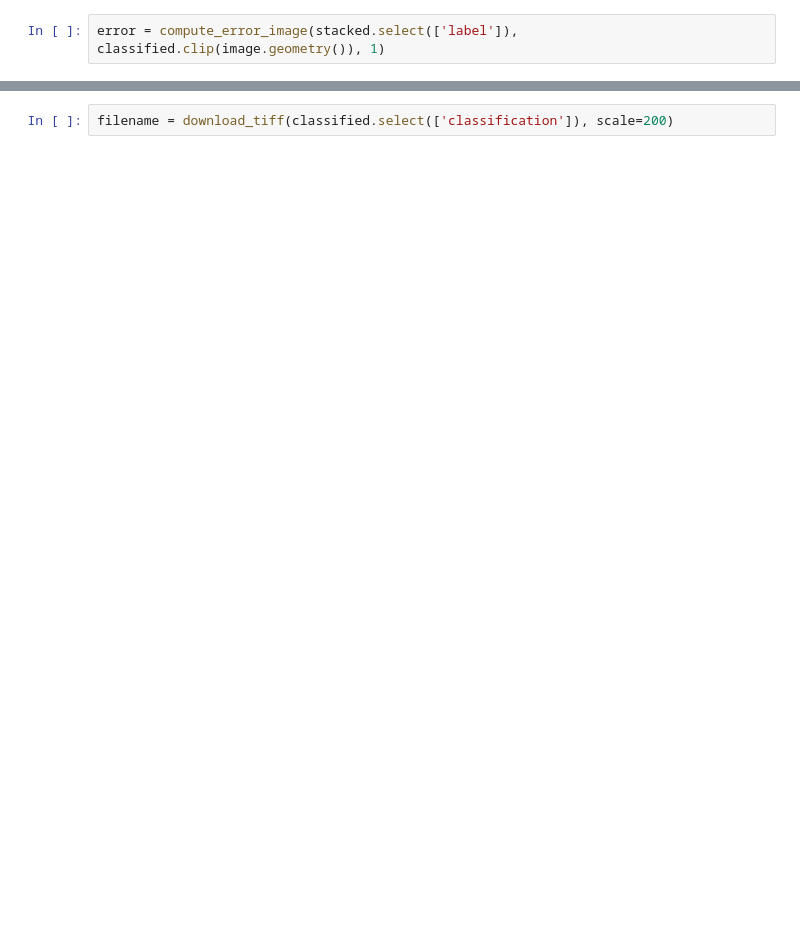
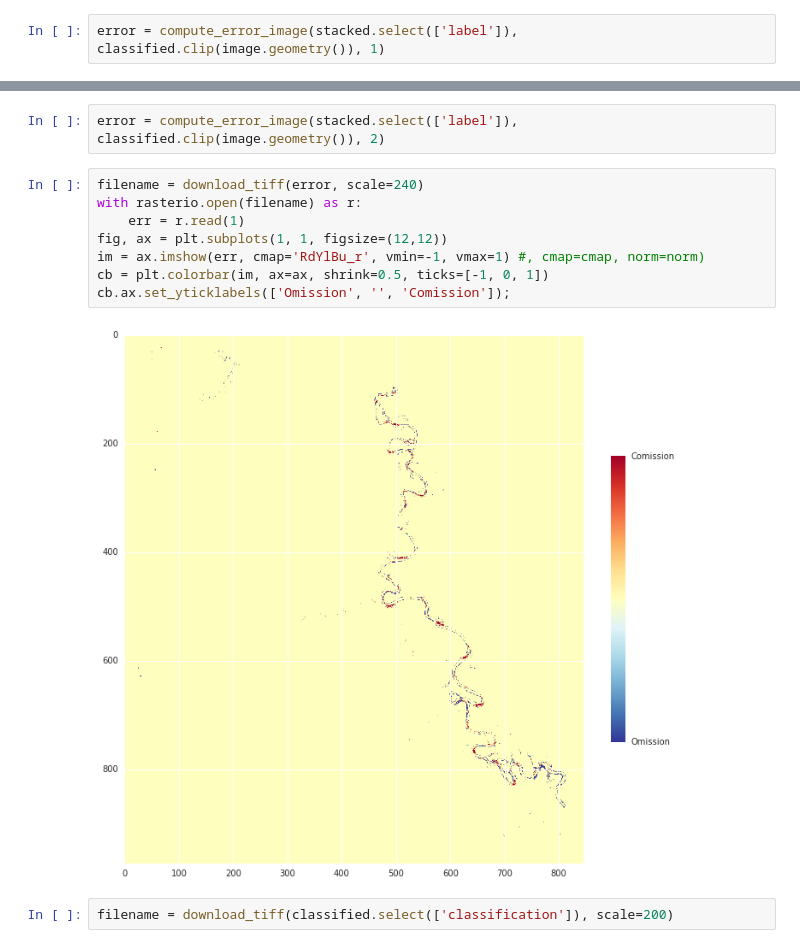
Before and after one commit to nongroup-lanl/ee-notebooks, a Jupyter notebook: ee-sandbox.ipynb, the cells around one changed output, grey strips where cells are left out. Drawn from its saved outputs; the diff is of its cells as text; blank space fills up the shorter version.

```diff
--- a/ee-sandbox.ipynb
+++ b/ee-sandbox.ipynb
@@ -114,3 +125,15 @@ cb.ax.set_yticklabels(['Omission', '', 'Comission']);
+# %%
+error = compute_error_image(stacked.select(['label']), classified.clip(image.geometry()), 2)
+# %%
+filename = download_tiff(error, scale=240)
+with rasterio.open(filename) as r:
+    err = r.read(1)
+fig, ax = plt.subplots(1, 1, figsize=(12,12))
+im = ax.imshow(err, cmap='RdYlBu_r', vmin=-1, vmax=1) #, cmap=cmap, norm=norm)
+cb = plt.colorbar(im, ax=ax, shrink=0.5, ticks=[-1, 0, 1])
+cb.ax.set_yticklabels(['Omission', '', 'Comission']);
+# %% [output]
+[figure, added]
 # %%
 filename = download_tiff(classified.select(['classification']), scale=200)
 # %%
```
Also changed, not shown: parts of 28 cells of this notebook, 3 other files.
